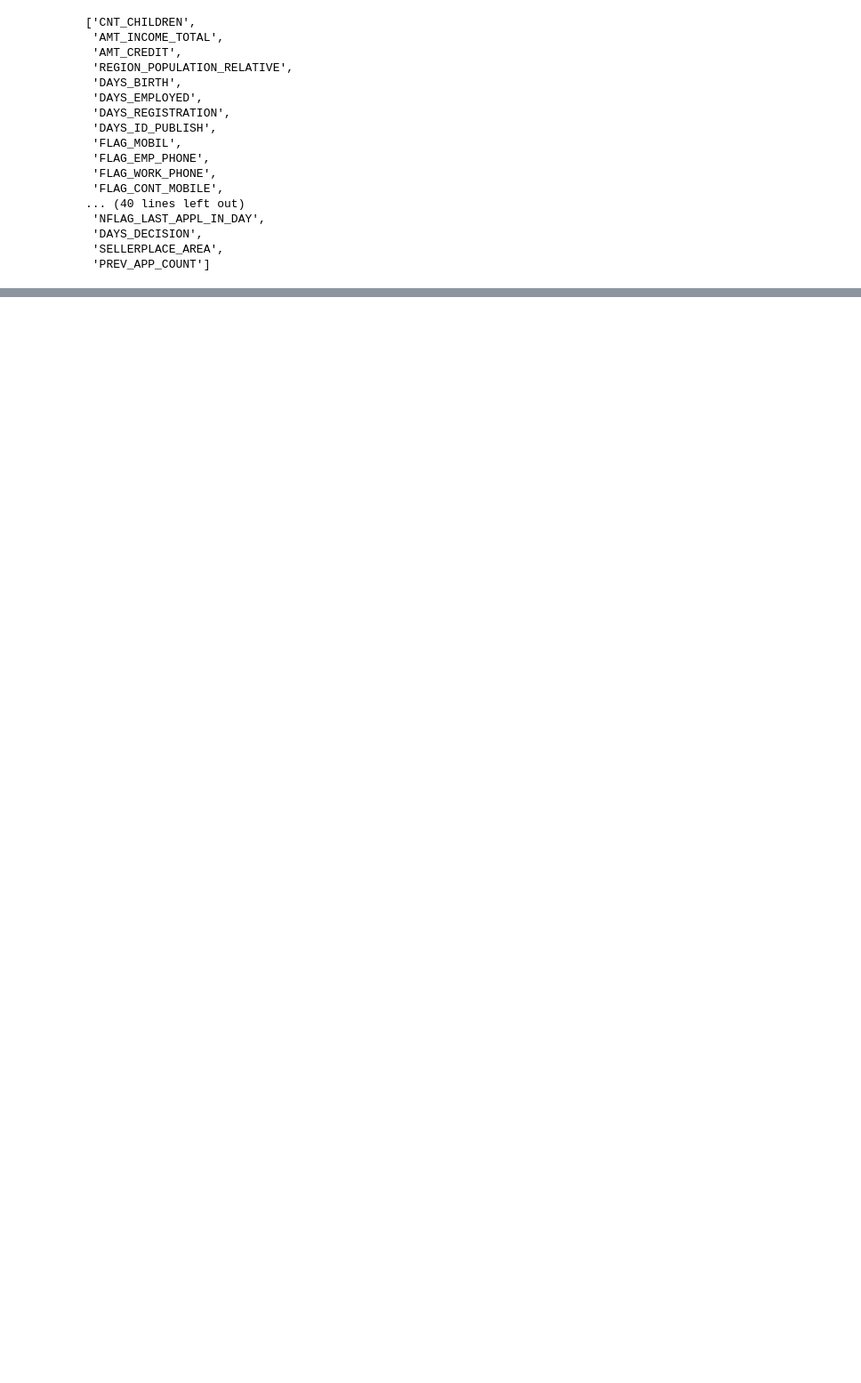
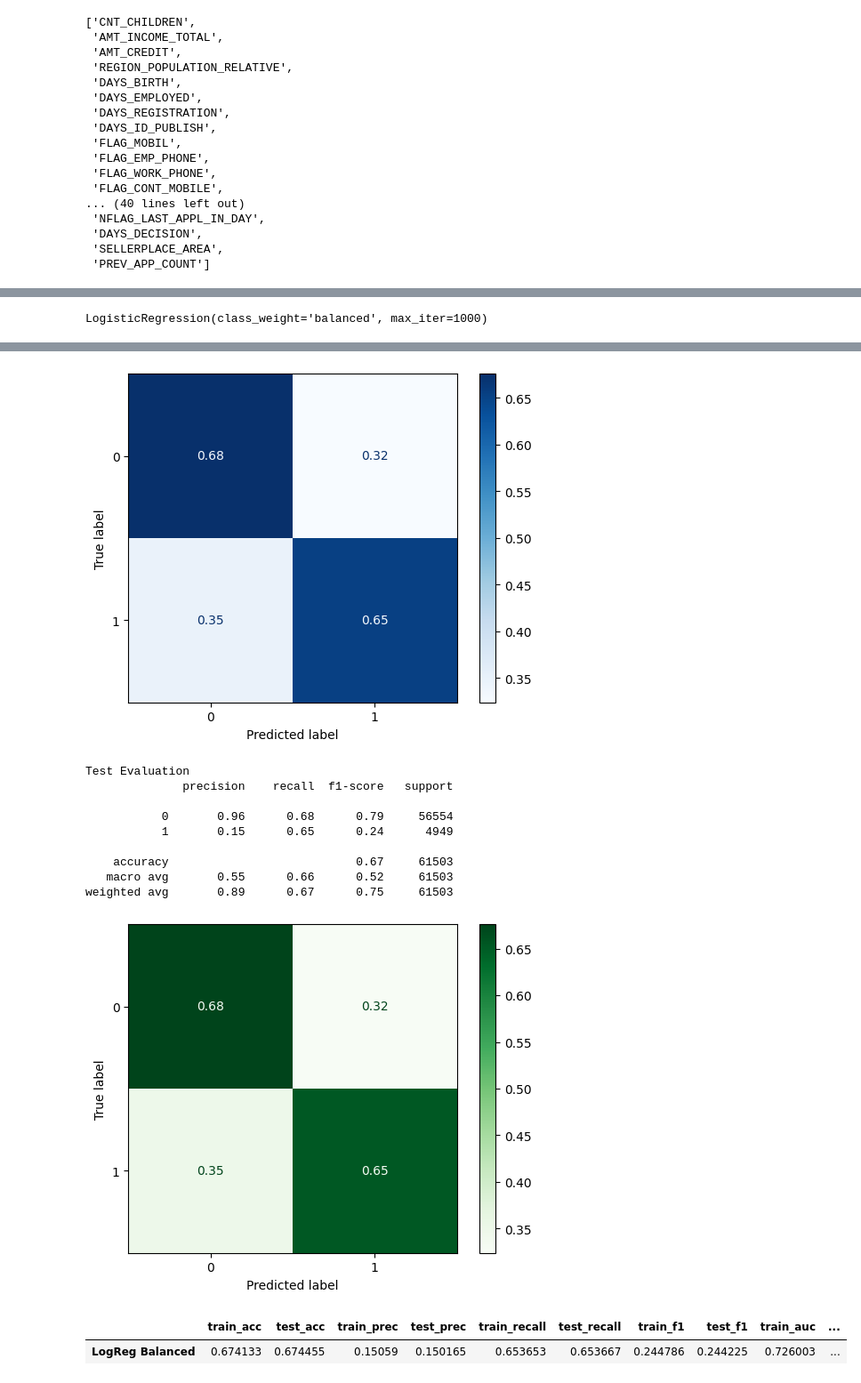
Before and after one commit to nicriv831/Default-Risk, a Jupyter notebook: Model_Testing.ipynb, the cells around one changed output, grey strips where cells are left out. Shown: that part at 89% size. Saved outputs shown, nothing was run; the diff lists cells and outputs as text; code cells hidden in the pictures; blank space fills up the shorter version.

```diff
--- a/Model_Testing.ipynb
+++ b/Model_Testing.ipynb
@@ -702,0 +327,16 @@ rf_pred_submit.to_csv('rf_preds.csv', index=False)
+# %%
+# Create model with balanced class weight
+
+logreg_balc = LogisticRegression(max_iter=1000, class_weight='balanced')
+
+# Fit train set to model
+
+logreg_balc.fit(X_train_proc, y_train)
+# %% [output]
+LogisticRegression(class_weight='balanced', max_iter=1000)
+# %%
+# Check metrics between train and val sets
+
+logreg_balc_results = eval_classification(logreg_balc, X_train_proc, y_train, X_val_proc, y_val, model_name = 'LogReg Balanced')
+logreg_balc_results
+# %% [output]
@@ -702,0 +352,13 @@ rf_pred_submit.to_csv('rf_preds.csv', index=False)
+[figure, added]
+Test Evaluation
+              precision    recall  f1-score   support
+
+           0       0.96      0.68      0.79     56554
+           1       0.15      0.65      0.24      4949
+
+    accuracy                           0.67     61503
+   macro avg       0.55      0.66      0.52     61503
+weighted avg       0.89      0.67      0.75     61503
+[figure, added]
+|  | train_acc | test_acc | train_prec | test_prec | train_recall | test_recall | train_f1 | test_f1 | train_auc | ... |
+| LogReg Balanced | 0.674133 | 0.674455 | 0.15059 | 0.150165 | 0.653653 | 0.653667 | 0.244786 | 0.244225 | 0.726003 | ... |
```
Also changed, not shown: parts of 111 cells of this notebook, 3 other files.
